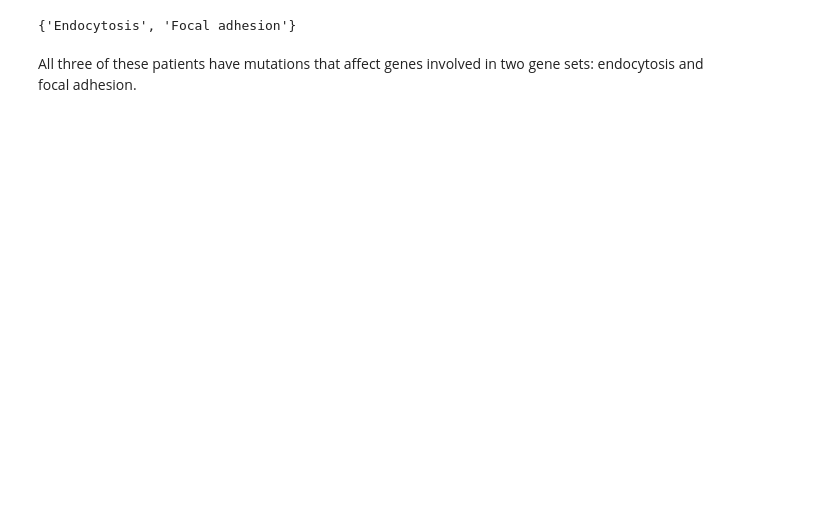
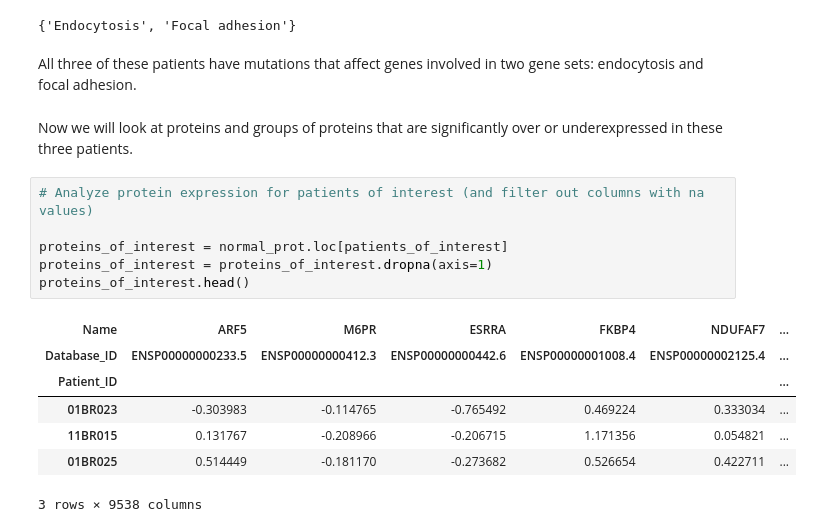
Before and after one commit to abbymuir47/bio362_finalproject, a Jupyter notebook: dendro_group_analysis.ipynb, the cells around one changed output. Cells and saved outputs as stored; diff of their text form; blank space fills up the shorter version.

```diff
--- a/dendro_group_analysis.ipynb
+++ b/dendro_group_analysis.ipynb
@@ -151,3 +151,19 @@ shared_pathways
 {'Endocytosis', 'Focal adhesion'}
 # %% [markdown]
 All three of these patients have mutations that affect genes involved in two gene sets: endocytosis and focal adhesion.
+# %% [markdown]
+Now we will look at proteins and groups of proteins that are significantly over or underexpressed in these three patients.
+# %%
+# Analyze protein expression for patients of interest (and filter out columns with na values)
+
+proteins_of_interest = normal_prot.loc[patients_of_interest]
+proteins_of_interest = proteins_of_interest.dropna(axis=1)
+proteins_of_interest.head()
+# %% [output]
+| Name | ARF5 | M6PR | ESRRA | FKBP4 | NDUFAF7 | ... |
+| Database_ID | ENSP00000000233.5 | ENSP00000000412.3 | ENSP00000000442.6 | ENSP00000001008.4 | ENSP00000002125.4 | ... |
+| Patient_ID |  |  |  |  |  | ... |
+| 01BR023 | -0.303983 | -0.114765 | -0.765492 | 0.469224 | 0.333034 | ... |
+| 11BR015 | 0.131767 | -0.208966 | -0.206715 | 1.171356 | 0.054821 | ... |
+| 01BR025 | 0.514449 | -0.181170 | -0.273682 | 0.526654 | 0.422711 | ... |
+3 rows × 9538 columns
```
Also changed, not shown: parts of 11 cells of this notebook, 1 other file.
